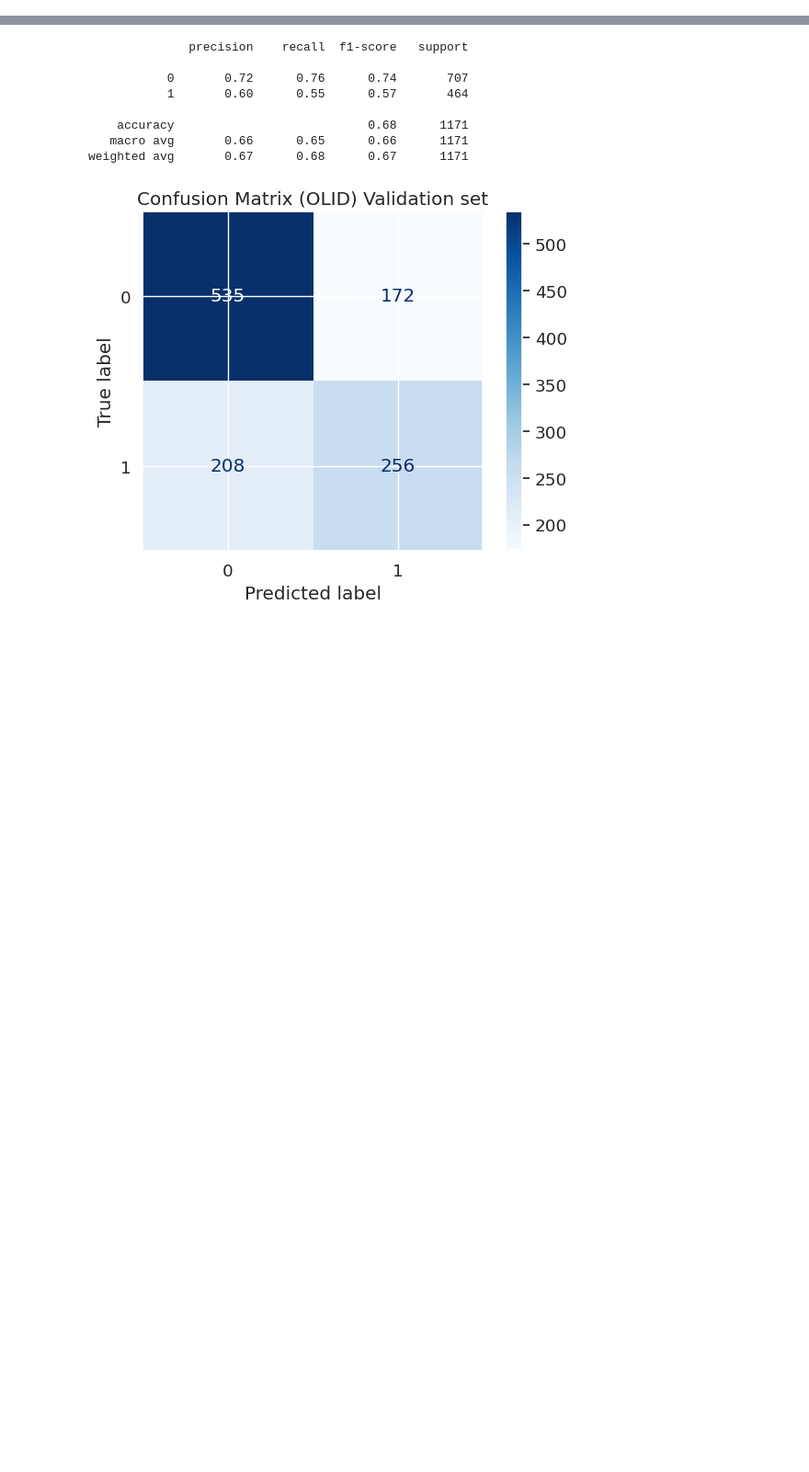
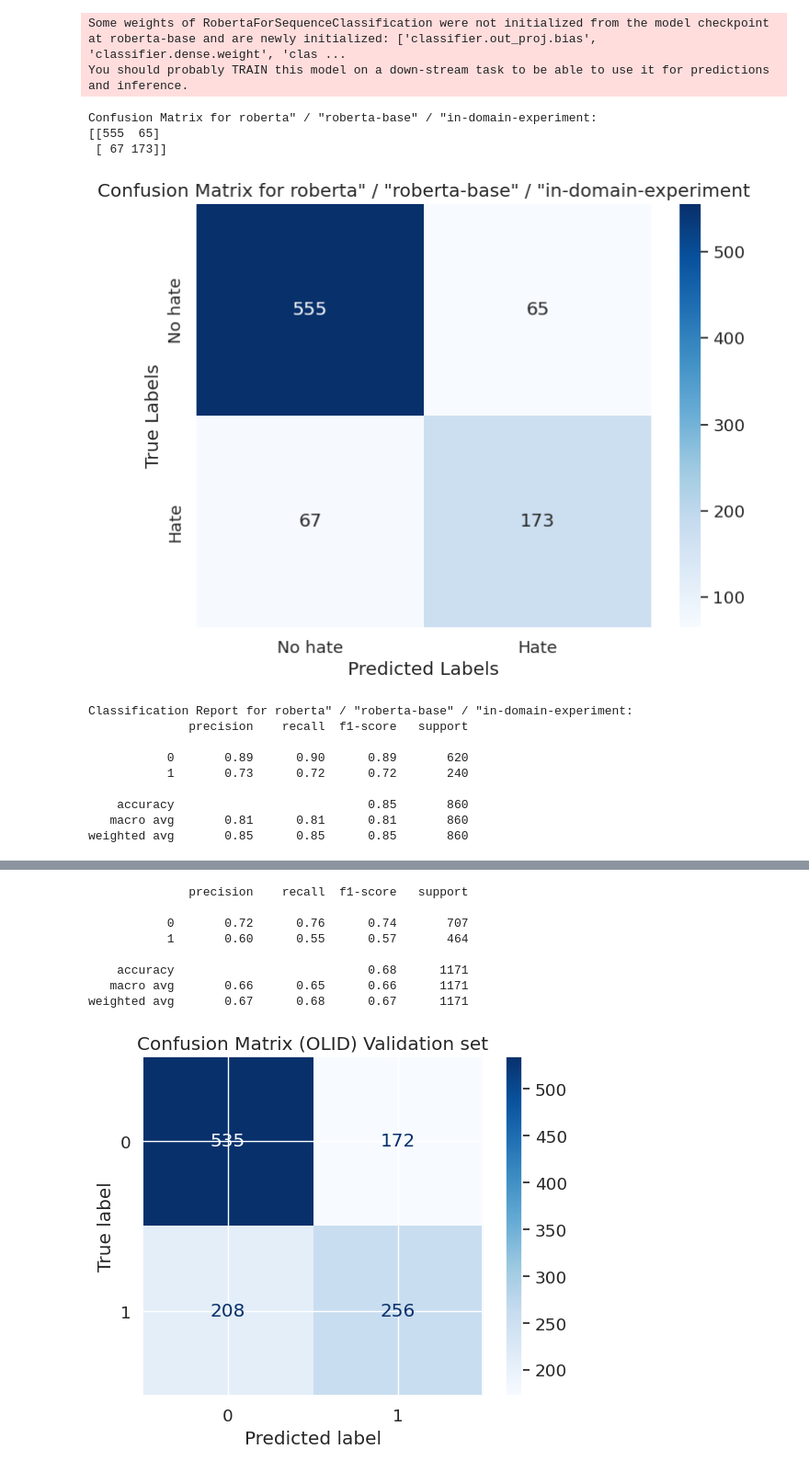
Before and after one commit to Mohammed-majeed/Subjectivity-Mining, a Jupyter notebook: Assignment 4 - Group 11/Assignment_4_Gr_11.ipynb, the cells around one changed output, grey strips where cells are left out. Shown at 92% size. Saved outputs shown, nothing was run; the diff lists cells and outputs as text; code cells hidden in the pictures; blank space fills up the shorter version.

```diff
--- a/Assignment 4 - Group 11/Assignment_4_Gr_11.ipynb
+++ b/Assignment 4 - Group 11/Assignment_4_Gr_11.ipynb
@@ -248,0 +219,23 @@ KeyboardInterrupt: ignored
+# %%
+# Train and evaluate the model roberta in-domain
+
+fine_tune_and_evaluate(experiment_name='in-domain-experiment',
+                       train_dataset = train_olid, val_dataset = val_olid,
+                       test_dataset = OLIDv1_test_df,
+                       model_type='roberta', model_case='roberta-base', retrain=True)
+# %% [output]
+Some weights of RobertaForSequenceClassification were not initialized from the model checkpoint at roberta-base and are newly initialized: ['classifier.out_proj.bias', 'classifier.dense.weight', 'clas ...
+You should probably TRAIN this model on a down-stream task to be able to use it for predictions and inference.
+Confusion Matrix for roberta" / "roberta-base" / "in-domain-experiment:
+[[555  65]
+ [ 67 173]]
+[figure, added]
+Classification Report for roberta" / "roberta-base" / "in-domain-experiment:
+              precision    recall  f1-score   support
+
+           0       0.89      0.90      0.89       620
+           1       0.73      0.72      0.72       240
+
+    accuracy                           0.85       860
+   macro avg       0.81      0.81      0.81       860
+weighted avg       0.85      0.85      0.85       860
```
Also changed, not shown: parts of 23 cells of this notebook.
